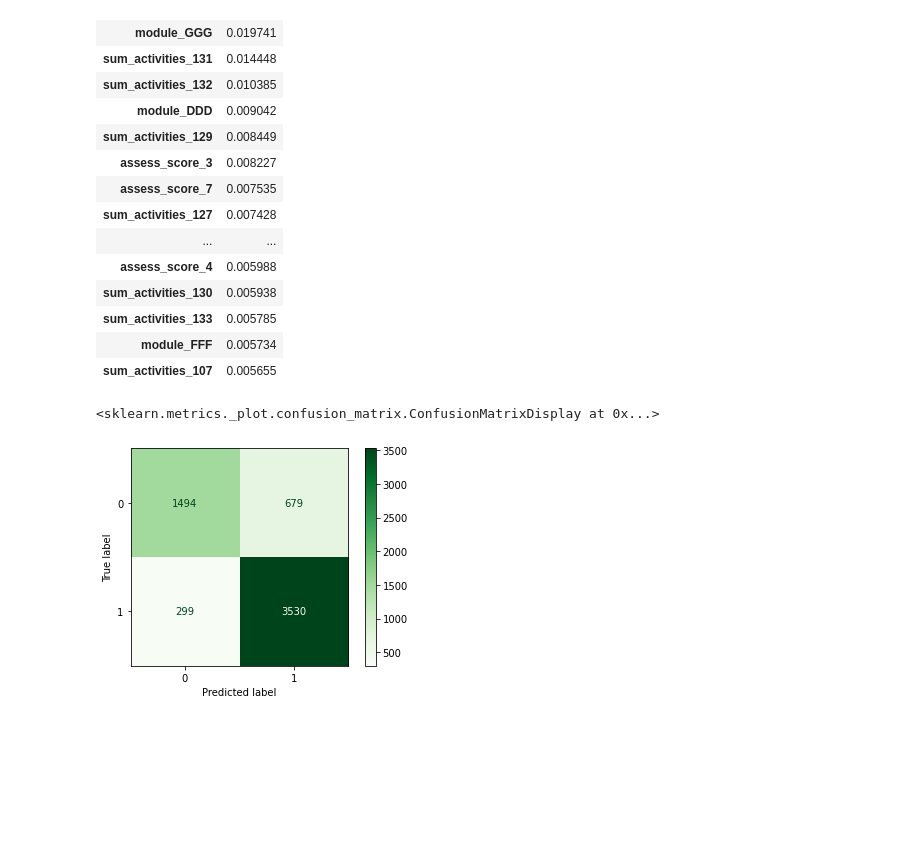
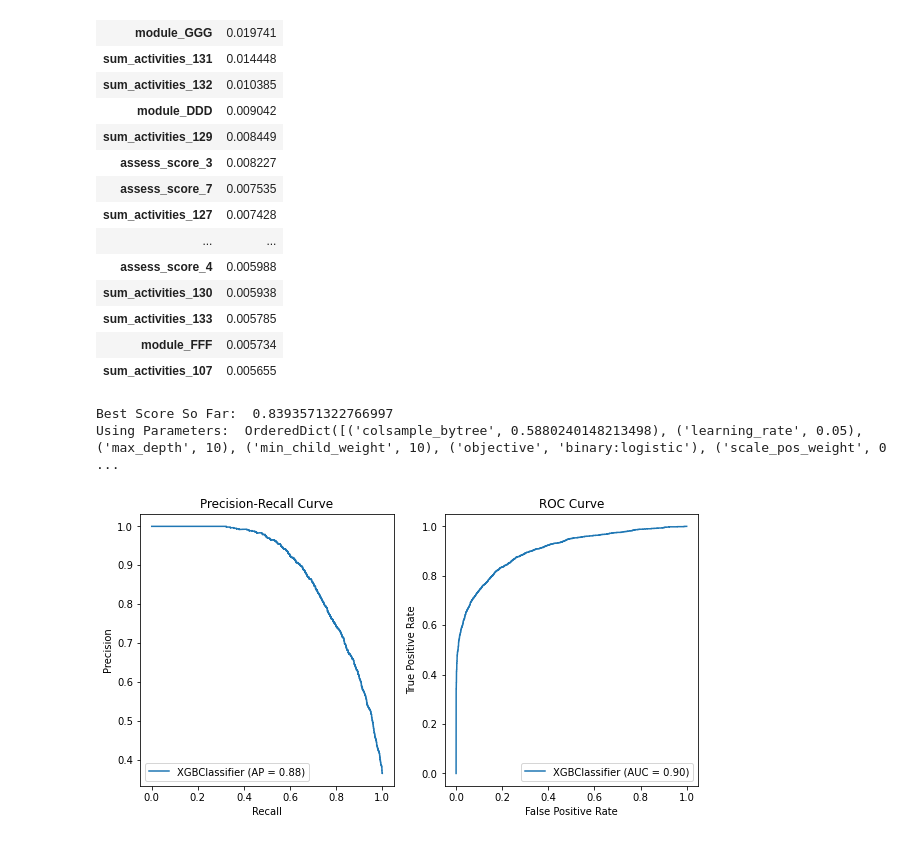
Before and after one commit to Caellwyn/ou_student_predictions, a Jupyter notebook: notebooks/shallow_timeseries_models.ipynb, the cells around one changed output. Cells and saved outputs as stored; diff of their text form; code cells hidden in the pictures; blank space fills up the shorter version.

```diff
--- a/notebooks/shallow_timeseries_models.ipynb
+++ b/notebooks/shallow_timeseries_models.ipynb
@@ -207,7 +203,4 @@ importance.sort_values(by=0, ascending=False).head(20)
 model = XGBClassifier(use_label_encoder=False, eval_metric='logloss')
 model.fit(X_train, y_train)
 model.score(X_test, y_test)
-plot_confusion_matrix(model, X_test, y_test, cmap='Greens')
+plot_confusion_matrix(model, X_test, y_test, cmap='Greens', normalize='true')
-# %% [output]
-<sklearn.metrics._plot.confusion_matrix.ConfusionMatrixDisplay at 0x...>
-[figure, removed]
@@ -213,0 +211,45 @@ plot_confusion_matrix(model, X_test, y_test, cmap='Greens')
+# %%
+xgb = XGBClassifier(use_label_encoder=False, seed=111, eval_metric='logloss')
+
+xgb_search_space = {'objective': Categorical(['binary:logistic',
+                                              'binary:hinge',
+                                              'binary:logitraw']),
+                   'learning_rate': Real(0.05, .3, 'log-uniform'),
+                   'min_child_weight': Integer(1,10, 'uniform'),
+                   'max_depth': Integer(3,10, 'uniform'),
+                   'subsample': Real(0.5, 1, 'normal'),
+                   'colsample_bytree': Real(.5, 1, 'normal'),
+                   'scale_pos_weight': Real(.5, 1, 'uniform')}
+
+def return_score(optim_result):
+    score = opt.best_score_
+    params = opt.best_params_
+    clear_output()
+    print('Best Score So Far: ', score)
+    print('Using Parameters: ', params)
+
+opt = BayesSearchCV(xgb, search_spaces=xgb_search_space,
+                    n_iter=50, cv=2,
+                    n_jobs=4,
+                    pre_dispatch = 8,
+                    random_state=111,
+                    return_train_score=True)
+
+opt.fit(X_t, y_t, callback=return_score)
+
+clf = opt.best_estimator_
+# %% [output]
+Best Score So Far:  0.8393571322766997
+Using Parameters:  OrderedDict([('colsample_bytree', 0.5880240148213498), ('learning_rate', 0.05), ('max_depth', 10), ('min_child_weight', 10), ('objective', 'binary:logistic'), ('scale_pos_weight', 0 ...
+# %%
+y_score = clf.predict_proba(X_val)[:,1]
+
+fig, axes = plt.subplots(1,2, figsize=(10,5))
+plot_precision_recall_curve(clf, X_val, y_val, ax = axes[0])
+axes[0].set_title('Precision-Recall Curve')
+
+plot_roc_curve(clf, X_val, y_val, ax= axes[1])
+axes[1].set_title('ROC Curve')
+plt.show()
+# %% [output]
+[figure, added]
```
Also changed, not shown: parts of 14 cells of this notebook, 6 other files.
